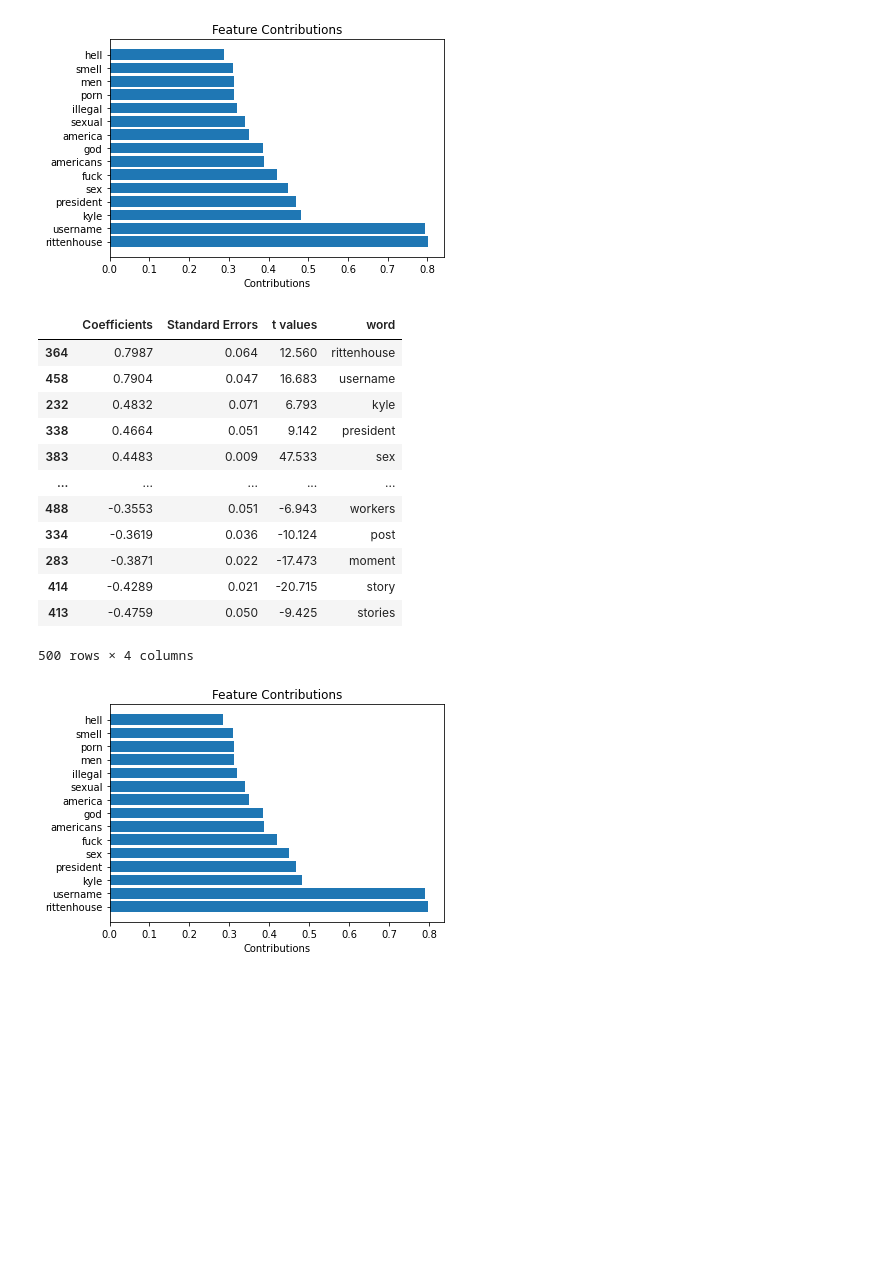
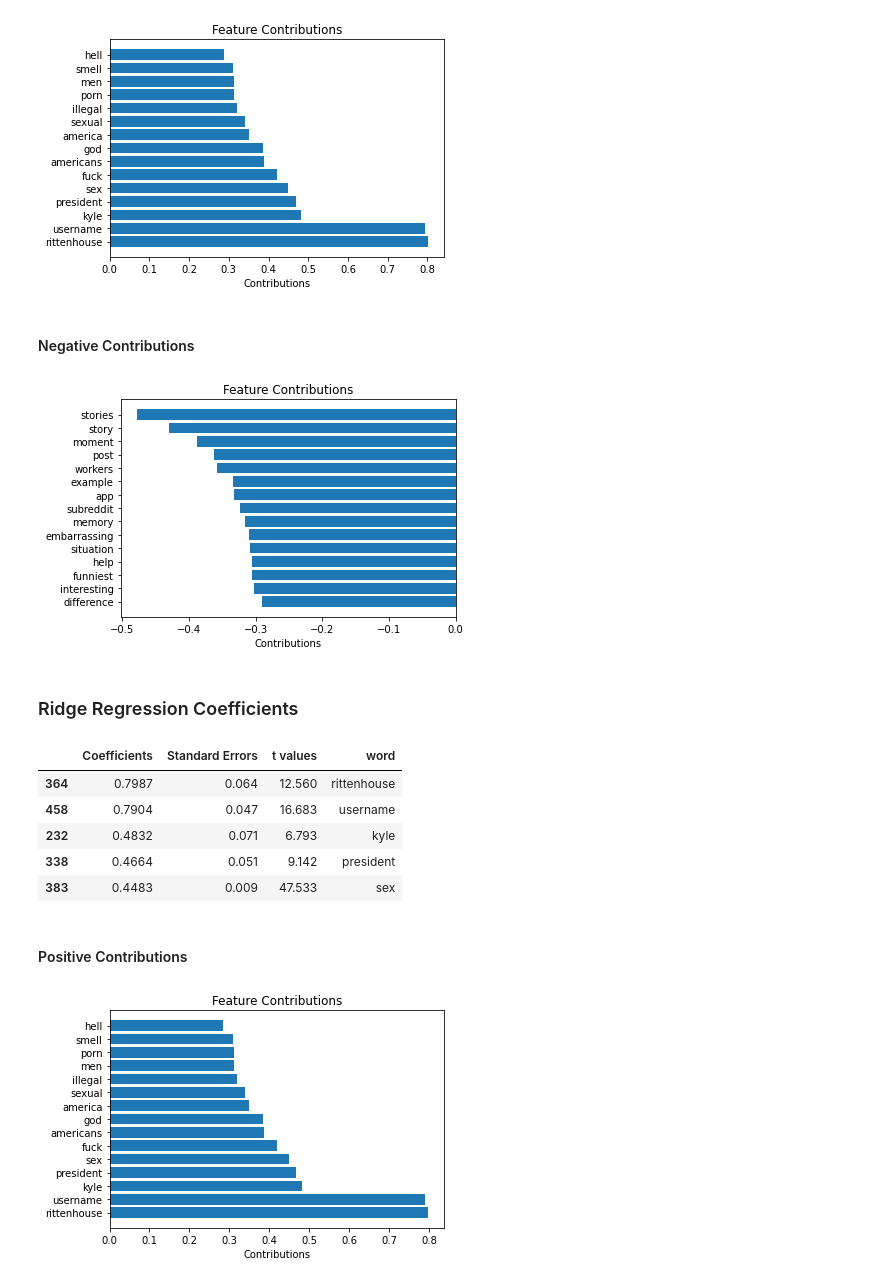
Before and after one commit to seangao14/pstat131proj, a Jupyter notebook: PSTAT 131 Final Project.ipynb, the cells around one changed output. Drawn from its saved outputs; the diff is of its cells as text; code cells hidden in the pictures; blank space fills up the shorter version.

```diff
--- a/playground.ipynb
+++ b/PSTAT 131 Final Project.ipynb
@@ -435,26 +473,33 @@ plt.title('Feature Contributions')
 plt.show()
 # %% [output]
 [figure]
+# %% [markdown]
+#### Negative Contributions
+# %%
+plt.barh([x for x in range(15)], lr_df_sorted.tail(15)['Coefficients'])
+plt.yticks([x for x in range(15)], lr_df_sorted.tail(15)['word'])
+plt.xlabel('Contributions')
+plt.title('Feature Contributions')
+plt.show()
+# %% [output]
+[figure, added]
+# %% [markdown]
+### Ridge Regression Coefficients
 # %%
 ridge_pred = ridge.predict(X_train)
 ridge_df = make_lr_dict(ridge, np.log(Y_train), ridge_pred)
 ridge_df['word'] = vocab
 ridge_df_sorted = ridge_df.sort_values(by=['Coefficients'], ascending=False)
-ridge_df_sorted
+ridge_df_sorted.head()
 # %% [output]
 |  | Coefficients | Standard Errors | t values | word |
 | 364 | 0.7987 | 0.064 | 12.560 | rittenhouse |
 | 458 | 0.7904 | 0.047 | 16.683 | username |
 | 232 | 0.4832 | 0.071 | 6.793 | kyle |
 | 338 | 0.4664 | 0.051 | 9.142 | president |
 | 383 | 0.4483 | 0.009 | 47.533 | sex |
-| ... | ... | ... | ... | ... |
-| 488 | -0.3553 | 0.051 | -6.943 | workers |
-| 334 | -0.3619 | 0.036 | -10.124 | post |
-| 283 | -0.3871 | 0.022 | -17.473 | moment |
-| 414 | -0.4289 | 0.021 | -20.715 | story |
-| 413 | -0.4759 | 0.050 | -9.425 | stories |
-500 rows × 4 columns
+# %% [markdown]
+#### Positive Contributions
 # %%
 plt.barh([x for x in range(15)], ridge_df_sorted['Coefficients'][0:15])
 plt.yticks([x for x in range(15)], ridge_df_sorted['word'][0:15])
```
Also changed, not shown: parts of 37 cells of this notebook, 1 other file.
